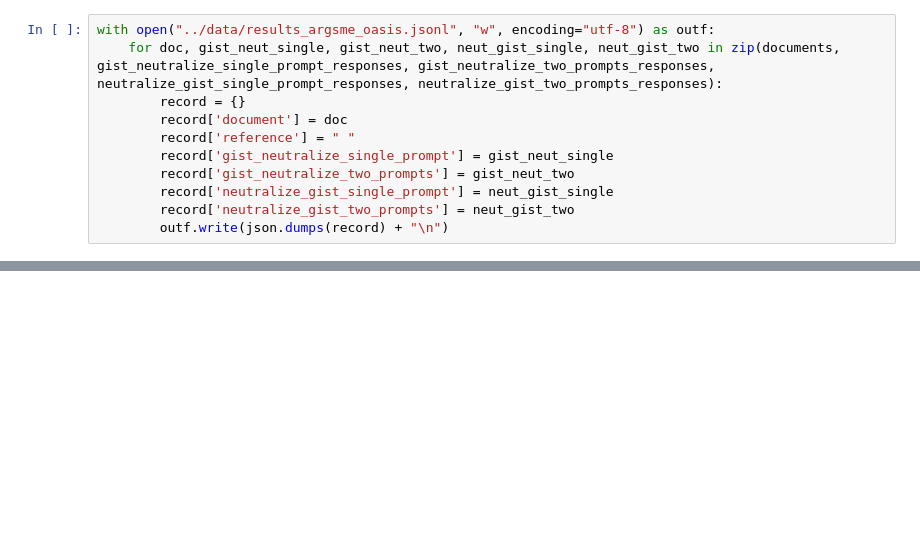
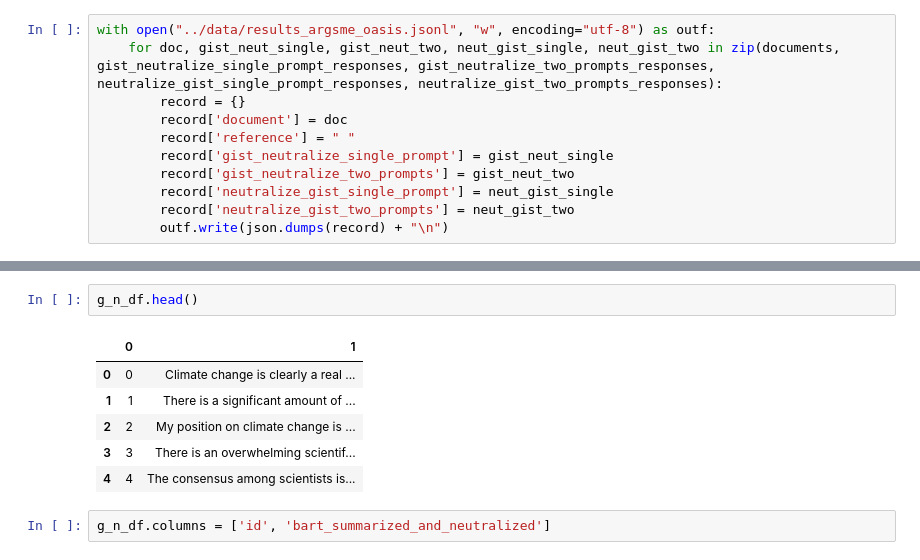
Before and after one commit to shahbazsyed/oasis-demo, a Jupyter notebook: notebooks/explore_results.ipynb, the cells around one changed output, grey strips where cells are left out. Saved outputs shown, nothing was run; the diff lists cells and outputs as text; blank space fills up the shorter version.

```diff
--- a/notebooks/explore_results.ipynb
+++ b/notebooks/explore_results.ipynb
@@ -281,0 +298,11 @@ Args.me Gist vs
+# %%
+g_n_df.head()
+# %% [output]
+|  | 0 | 1 |
+| 0 | 0 | Climate change is clearly a real ... |
+| 1 | 1 | There is a significant amount of ... |
+| 2 | 2 | My position on climate change is ... |
+| 3 | 3 | There is an overwhelming scientif... |
+| 4 | 4 | The consensus among scientists is... |
+# %%
+g_n_df.columns = ['id', 'bart_summarized_and_neutralized']
```
Also changed, not shown: parts of 10 cells of this notebook, 1 other file.
